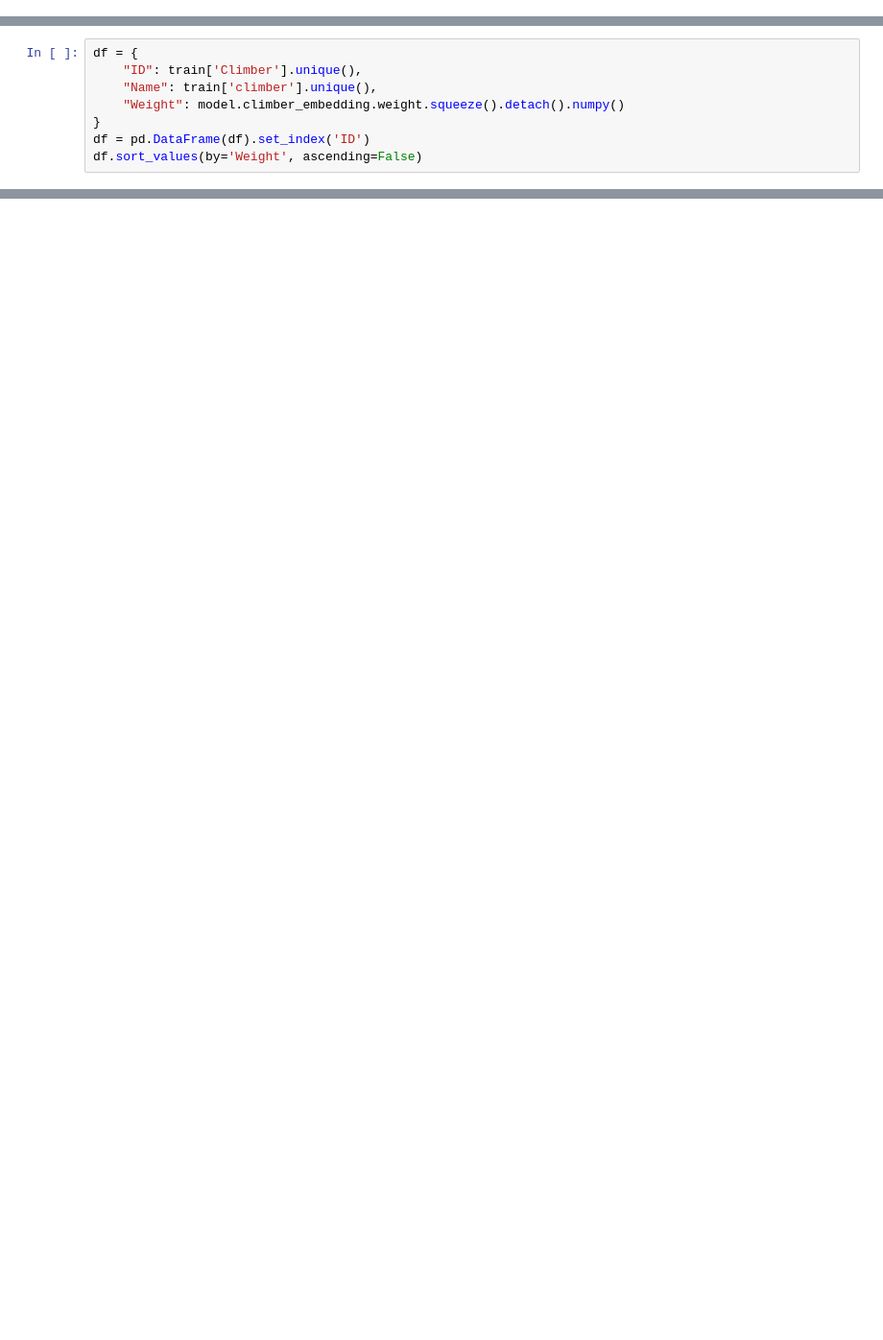
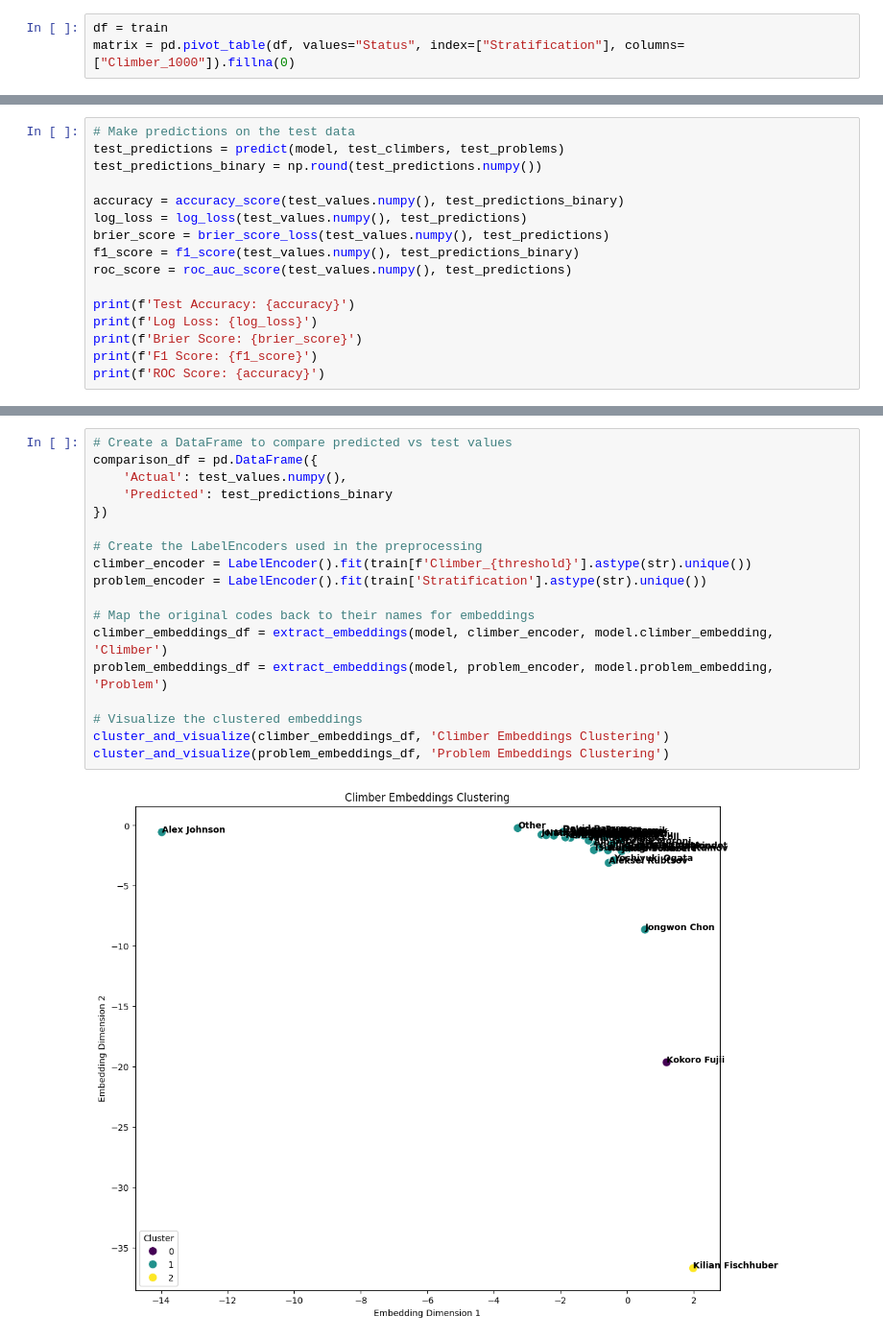
Before and after one commit to baronet2/boulder2vec, a Jupyter notebook: pmf.ipynb, the cells around one changed output, grey strips where cells are left out. Shown at 96% size. Drawn from its saved outputs; the diff is of its cells as text; blank space fills up the shorter version.

```diff
--- a/pmf.ipynb
+++ b/pmf.ipynb
@@ -20,2 +21,5 @@ test['Stratification'] = test[stratification].apply(lambda row: '_'.join(row.val
+# %%
+df = train
+matrix = pd.pivot_table(df, values="Status", index=["Stratification"], columns=["Climber_1000"]).fillna(0)
 # %%
 # Convert to Category
@@ -118,8 +41,0 @@ comparison_df
-# %%
-df = {
-    "ID": train['Climber'].unique(),
-    "Name": train['climber'].unique(),
-    "Weight": model.climber_embedding.weight.squeeze().detach().numpy()
-}
-df = pd.DataFrame(df).set_index('ID')
-df.sort_values(by='Weight', ascending=False)
@@ -139,0 +129,16 @@ df.sort_values(by='Weight', ascending=False)
+# %%
+# Make predictions on the test data
+test_predictions = predict(model, test_climbers, test_problems)
+test_predictions_binary = np.round(test_predictions.numpy())
+
+accuracy = accuracy_score(test_values.numpy(), test_predictions_binary)
+log_loss = log_loss(test_values.numpy(), test_predictions)
+brier_score = brier_score_loss(test_values.numpy(), test_predictions)
+f1_score = f1_score(test_values.numpy(), test_predictions_binary)
+roc_score = roc_auc_score(test_values.numpy(), test_predictions)
+
+print(f'Test Accuracy: {accuracy}')
+print(f'Log Loss: {log_loss}')
+print(f'Brier Score: {brier_score}')
+print(f'F1 Score: {f1_score}')
+print(f'ROC Score: {accuracy}')
@@ -139,0 +151,20 @@ df.sort_values(by='Weight', ascending=False)
+# %%
+# Create a DataFrame to compare predicted vs test values
+comparison_df = pd.DataFrame({
+    'Actual': test_values.numpy(),
+    'Predicted': test_predictions_binary
+})
+
+# Create the LabelEncoders used in the preprocessing
+climber_encoder = LabelEncoder().fit(train[f'Climber_{threshold}'].astype(str).unique())
+problem_encoder = LabelEncoder().fit(train['Stratification'].astype(str).unique())
+
+# Map the original codes back to their names for embeddings
+climber_embeddings_df = extract_embeddings(model, climber_encoder, model.climber_embedding, 'Climber')
+problem_embeddings_df = extract_embeddings(model, problem_encoder, model.problem_embedding, 'Problem')
+
+# Visualize the clustered embeddings
+cluster_and_visualize(climber_embeddings_df, 'Climber Embeddings Clustering')
+cluster_and_visualize(problem_embeddings_df, 'Problem Embeddings Clustering')
+# %% [output]
+[figure, added]
```
Also changed, not shown: parts of 15 cells of this notebook.
